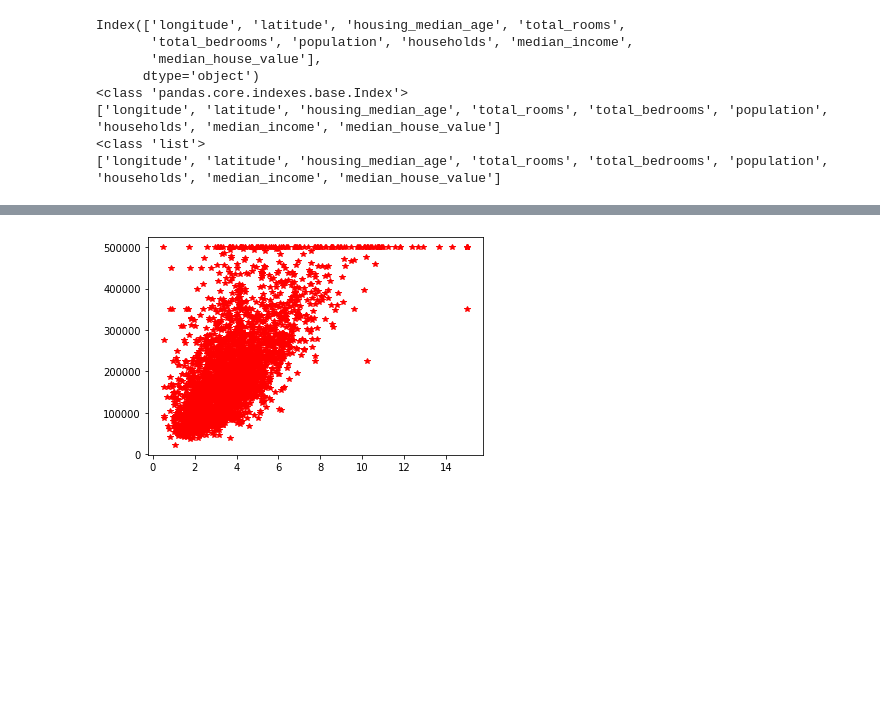
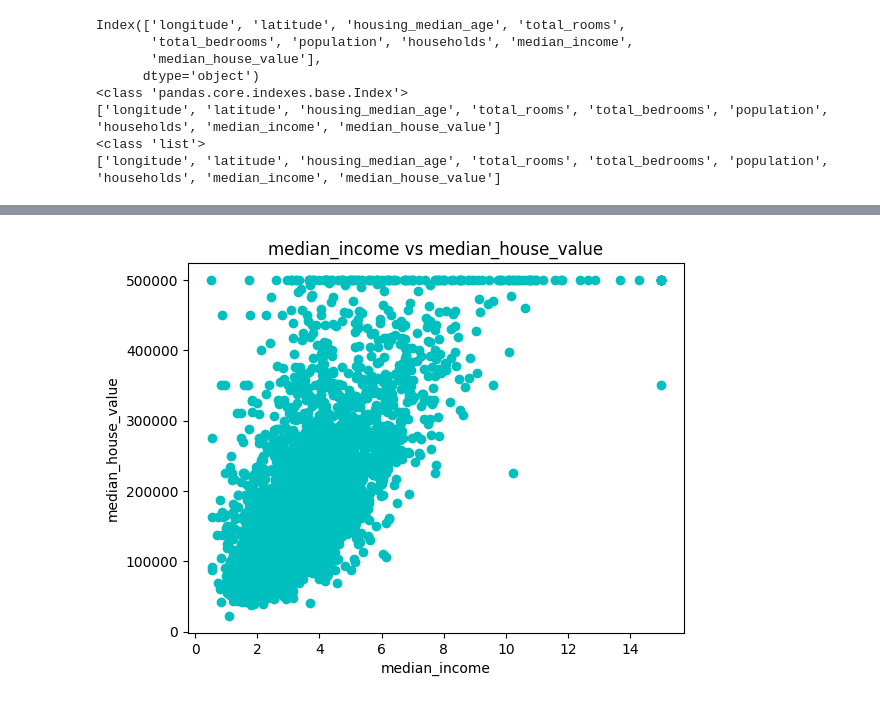
Before and after one commit to anferivera/Fundamentos_de_computacion, a Jupyter notebook: 14_pandas.ipynb, the cells around one changed output, grey strips where cells are left out. Drawn from its saved outputs; the diff is of its cells as text; code cells hidden in the pictures; blank space fills up the shorter version.

```diff
--- a/14_pandas.ipynb
+++ b/14_pandas.ipynb
@@ -503,8 +568,13 @@ myplot2=plt.plot(z,y,'r*')
-# %%
-
-#x=df['population']
-z=df['median_income']
-y=df['median_house_value']
-myplot2=plt.plot(z,y,'r*')
-# %% [output]
-[figure, removed]
+# %%
+#see the full DataFrame df
+
+xdf = df['median_income']
+ydf = df['median_house_value']
+plt.plot(xdf,ydf,'co')
+
+plt.xlabel('median_income')
+plt.ylabel('median_house_value')
+plt.title('median_income vs median_house_value')
+plt.show()
+# %% [output]
+[figure, added]
```
Also changed, not shown: parts of 60 cells of this notebook.
